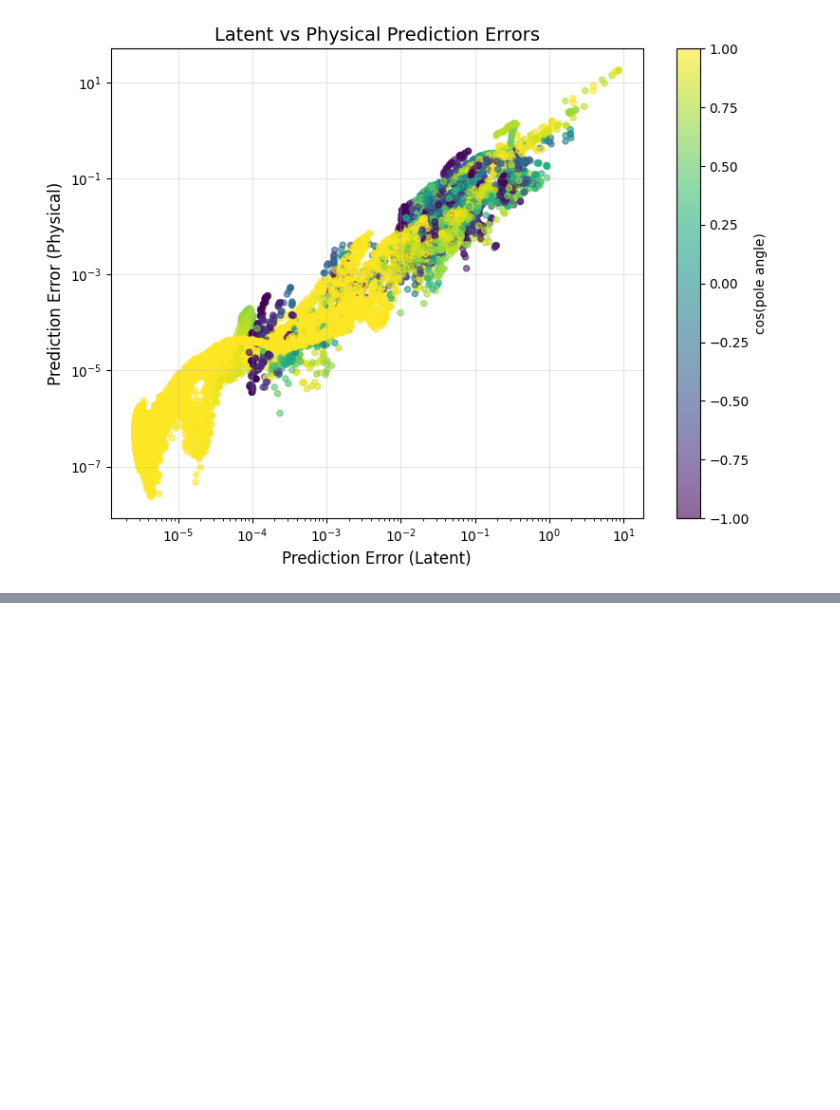
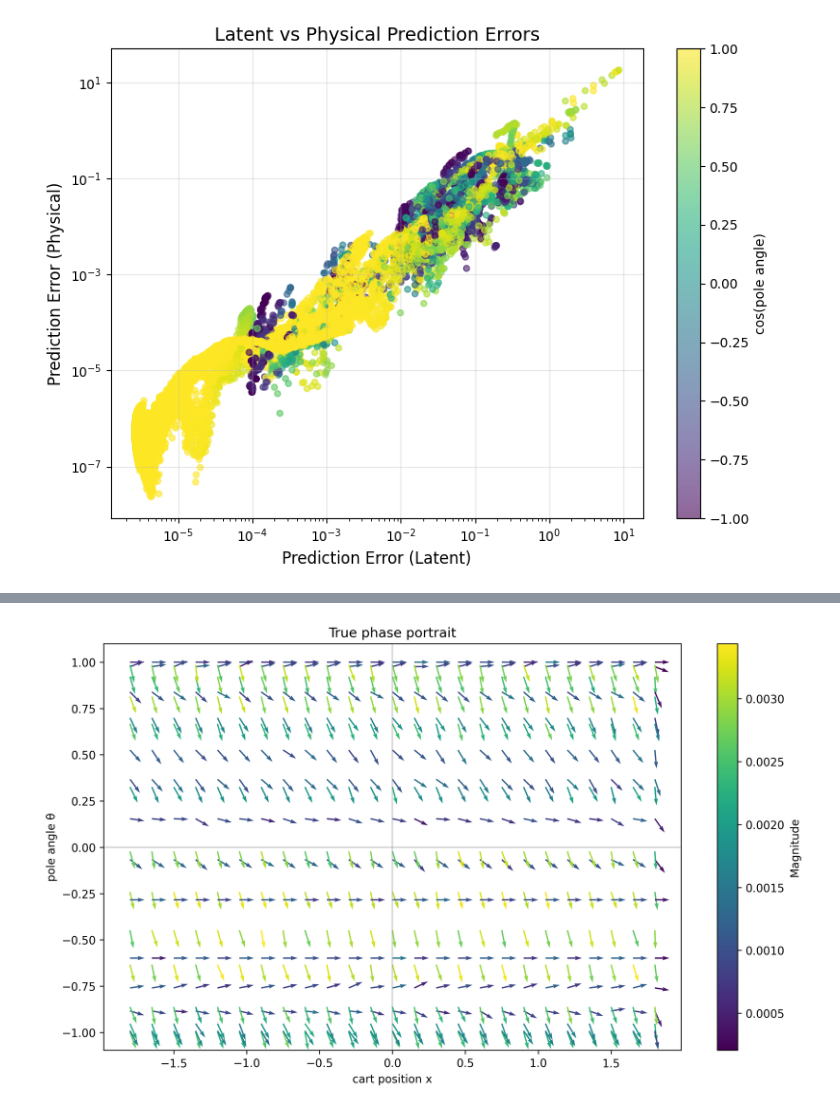
Before and after one commit to dynamical-inference/tdmpc2, a Jupyter notebook: analysis/25-12-15-analysis_dynamics_model.ipynb, the cells around one changed output, grey strips where cells are left out. Drawn from its saved outputs; the diff is of its cells as text; code cells hidden in the pictures; blank space fills up the shorter version.

```diff
--- a/analysis/25-12-15-analysis_dynamics_model.ipynb
+++ b/analysis/25-12-15-analysis_dynamics_model.ipynb
@@ -860,0 +1120,5 @@ plt.show()
+# %%
+x_range = (-1.8, 1.8)
+th_range = (0, 360)
+
+X, TH = state_grid(x_range, th_range)
@@ -860,0 +1193,39 @@ plt.show()
+# %%
+U, V = true_vector_field(env, X, TH, torch.tensor([0.5]))
+# %%
+import matplotlib.pyplot as plt
+import numpy as np
+
+
+def plot_true_phase(X, TH, U, V, title):
+    plt.figure(figsize=(10, 6), dpi=300)
+
+    # Calculate magnitude for coloring
+    magnitude = np.sqrt(U**2 + V**2)
+
+    # Normalize U and V to get unit vectors (same length arrows)
+    U_norm = U / (magnitude + 1e-10
+                 )  # Add small epsilon to avoid division by zero
+    V_norm = V / (magnitude + 1e-10)
+
+    plt.quiver(X,
+               TH,
+               U_norm,
+               V_norm,
+               magnitude,
+               angles="xy",
+               scale_units="xy",
+               scale=10,
+               cmap='viridis')
+    plt.colorbar(label='Magnitude')
+    plt.xlabel("cart position x")
+    plt.ylabel("pole angle θ")
+    plt.title(title)
+    plt.axhline(0, color="gray", alpha=0.3)
+    plt.axvline(0, color="gray", alpha=0.3)
+    plt.tight_layout()
+    plt.show()
+# %%
+plot_true_phase(X, np.cos(TH), U, V, "True phase portrait")
+# %% [output]
+[figure, added]
```
Also changed, not shown: parts of 16 cells of this notebook.
